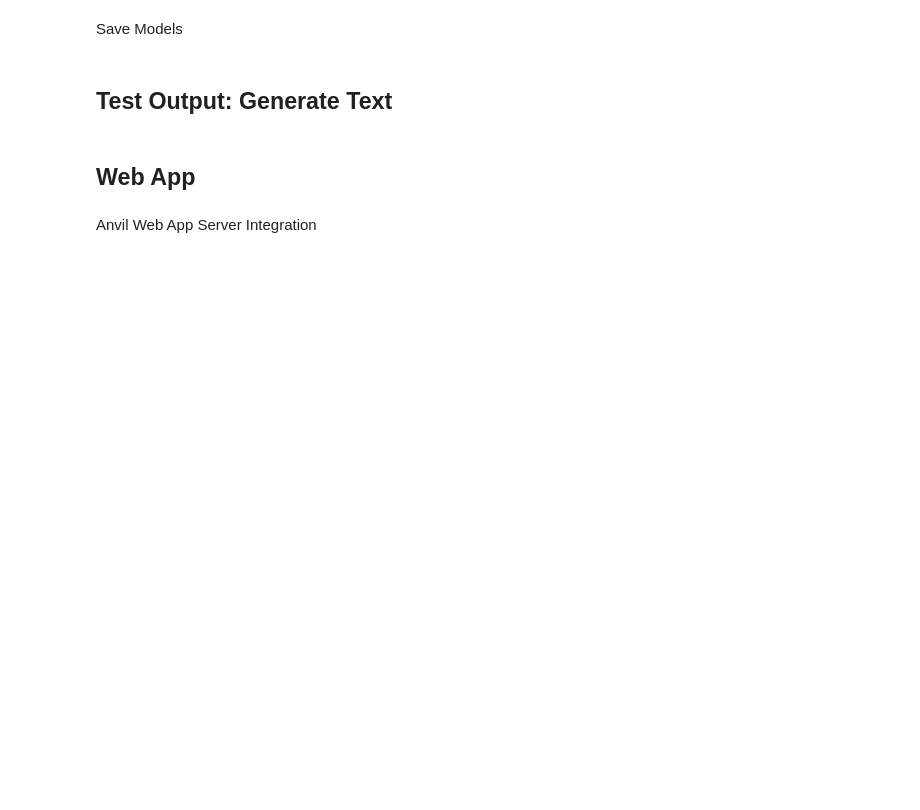
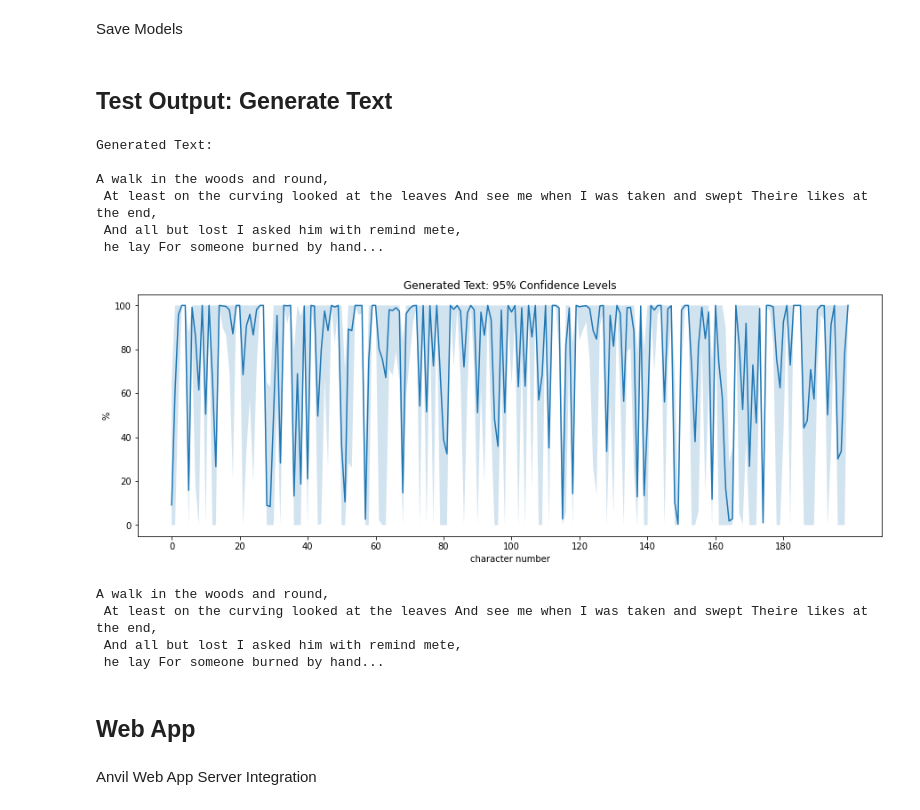
Before and after one commit to mvenouziou/Capstone-Project-Text-Generation, a Jupyter notebook: Mo_nonlinear_text_gen.ipynb, the cells around one changed output. Cells and saved outputs as stored; diff of their text form; code cells hidden in the pictures; blank space fills up the shorter version.

```diff
--- a/Mo_nonlinear_text_gen.ipynb
+++ b/Mo_nonlinear_text_gen.ipynb
@@ -1386,22 +1376,34 @@ if save_model_now:
 # %% [markdown]
 ## Test Output: Generate Text
 # %%
-starting_text = 'A walk'
-precision_reduction = 0
-temperature=1,
+starting_text = 'A walk in the woods'
+precision_reduction = .05
+temperature=.7,
 
 # NOTE: if using word path, recommeded using  >= paramaters.num_trailing_words()
 # words in starting text
 
 gen = generate_text(starting_text,
                     prediction_model=model,
                     precision_reduction=precision_reduction,
                     temperature=temperature,
                     print_result=True,
-                    num_generation_steps=120,
+                    num_generation_steps=200,
                     show_confidence_plot=True)
 
 print(gen)
+# %% [output]
+Generated Text:
+
+A walk in the woods and round,
+ At least on the curving looked at the leaves And see me when I was taken and swept Theire likes at the end,
+ And all but lost I asked him with remind mete,
+ he lay For someone burned by hand...
+[figure, added]
+A walk in the woods and round,
+ At least on the curving looked at the leaves And see me when I was taken and swept Theire likes at the end,
+ And all but lost I asked him with remind mete,
+ he lay For someone burned by hand...
 # %% [markdown]
 ## Web App
 # %% [markdown]
```
Also changed, not shown: parts of 5 cells of this notebook.
